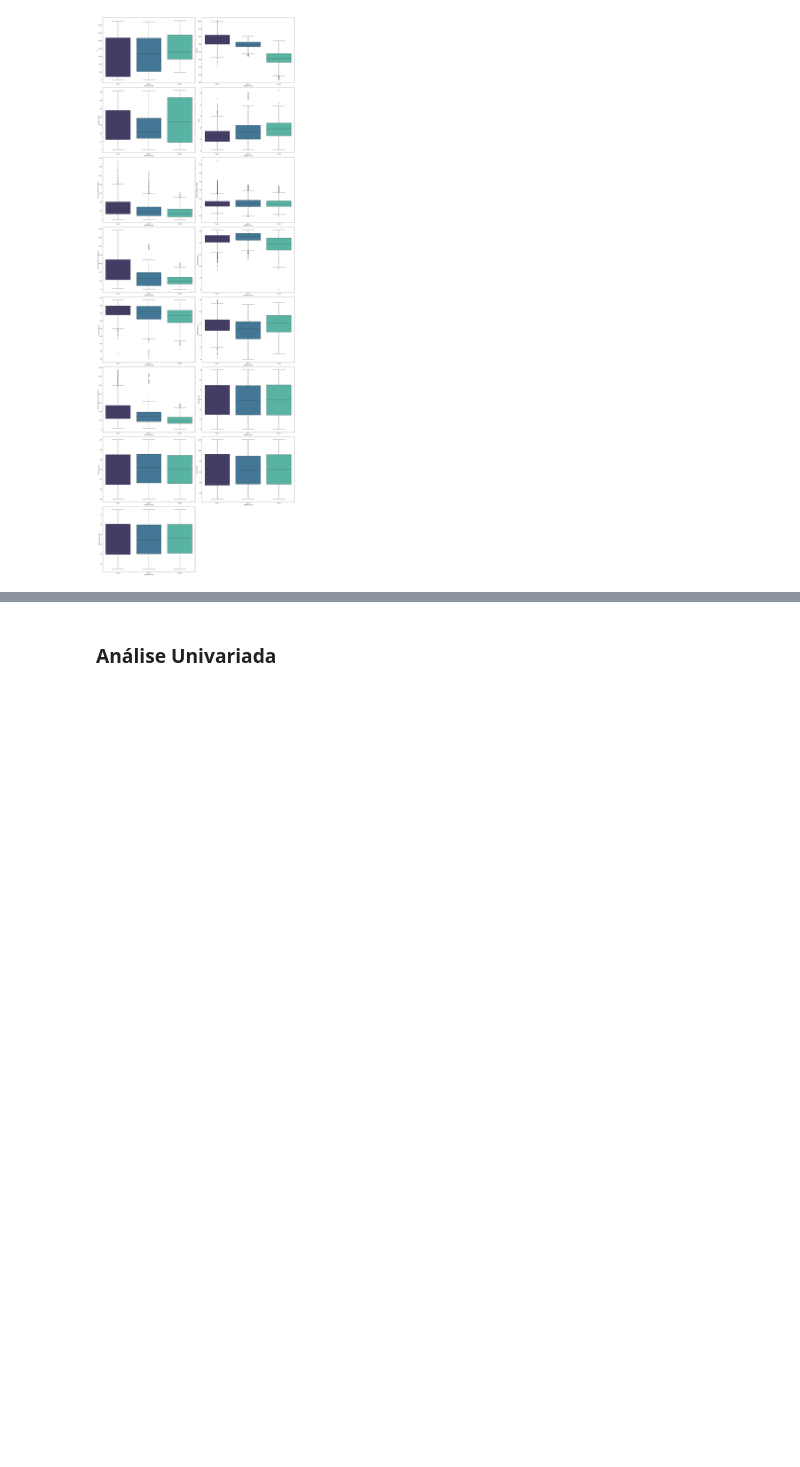
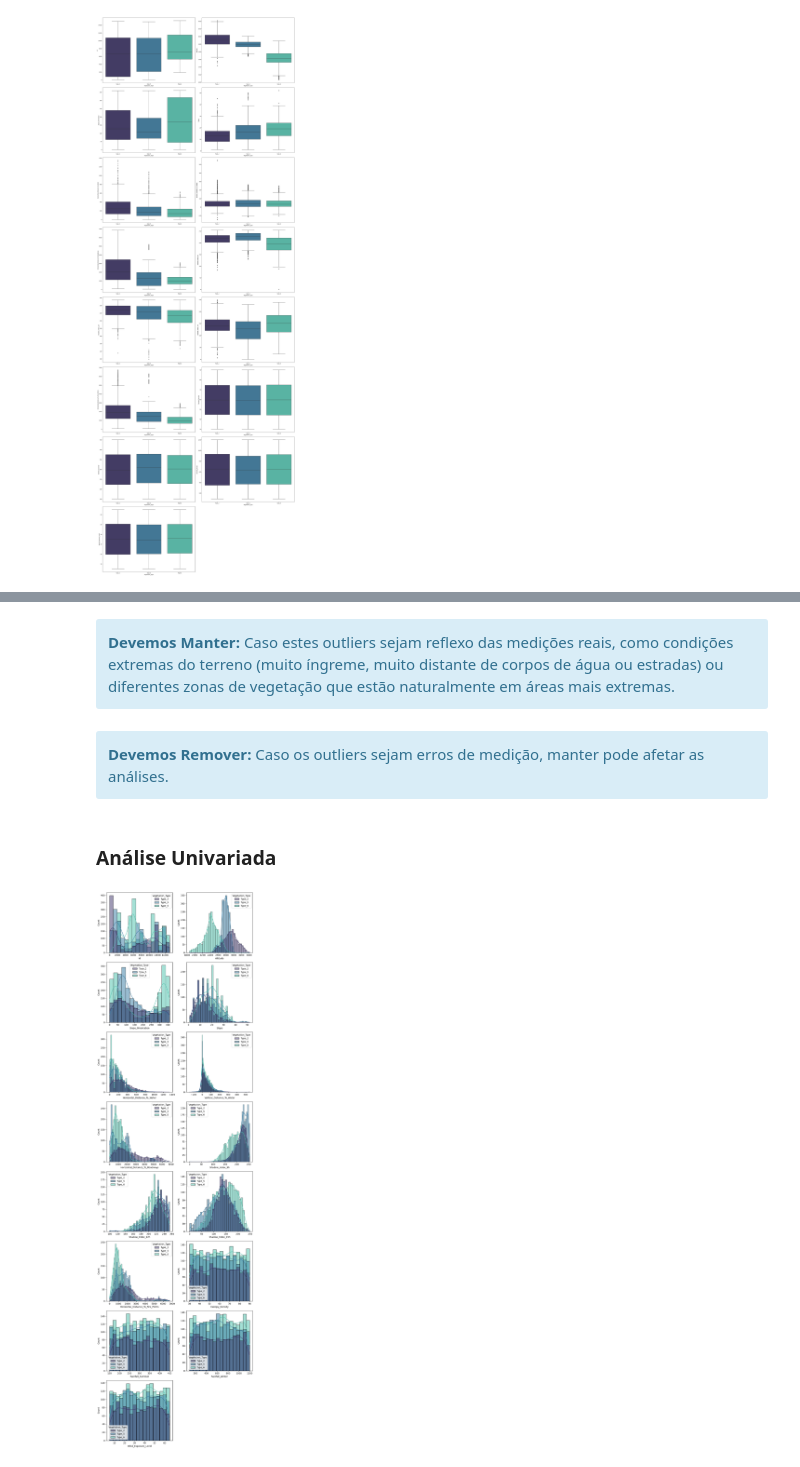
Before and after one commit to pedrocc03/APRAU_24_25_G23, a Jupyter notebook: Trabalho.ipynb, the cells around one changed output, grey strips where cells are left out. Saved outputs shown, nothing was run; the diff lists cells and outputs as text; code cells hidden in the pictures; blank space fills up the shorter version.

Commit message:
Análise Exploratória - Continuação

```diff
--- a/Trabalho.ipynb
+++ b/Trabalho.ipynb
@@ -239,2 +341,28 @@ plt.show()
+# %% [markdown]
+<div class="alert alert-block alert-info">
+<b>Devemos Manter:</b>
+Caso estes outliers sejam reflexo das medições reais, como condições extremas do terreno (muito íngreme, muito distante de corpos de água ou estradas) ou diferentes zonas de vegetação que estão naturalmente em áreas mais extremas.
+</div>
+# %% [markdown]
+<div class="alert alert-block alert-info">
+<b>Devemos Remover:</b>
+Caso os outliers sejam erros de medição, manter pode afetar as análises.
+</div>
 # %% [markdown]
 ### Análise Univariada
+# %%
+# Verificação da distribuição de cada classe do atributo objetivo
+# relativamente a cada atributo preditivo, através de Histogramas
+plt.figure(figsize=(10, 35))
+
+n_rows = 8
+n_cols = 2
+
+for i, feature in enumerate(numericFeatures):
+    plt.subplot(n_rows, n_cols, i + 1)
+    sns.histplot(data=df_all, x=feature, hue='Vegetation_Type', kde=True, common_norm=False, palette="mako")
+
+plt.tight_layout()
+plt.show()
+# %% [output]
+[figure, added]
```
Also changed, not shown: parts of 9 cells of this notebook.
